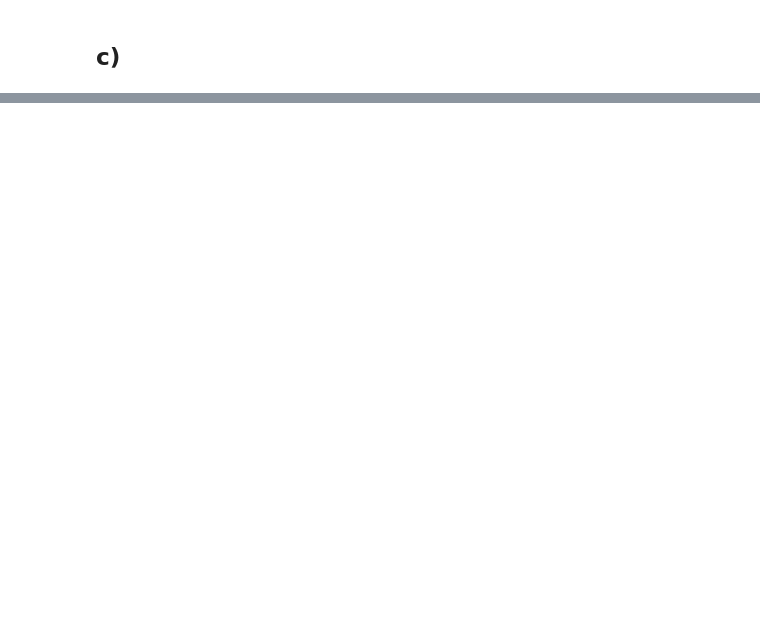
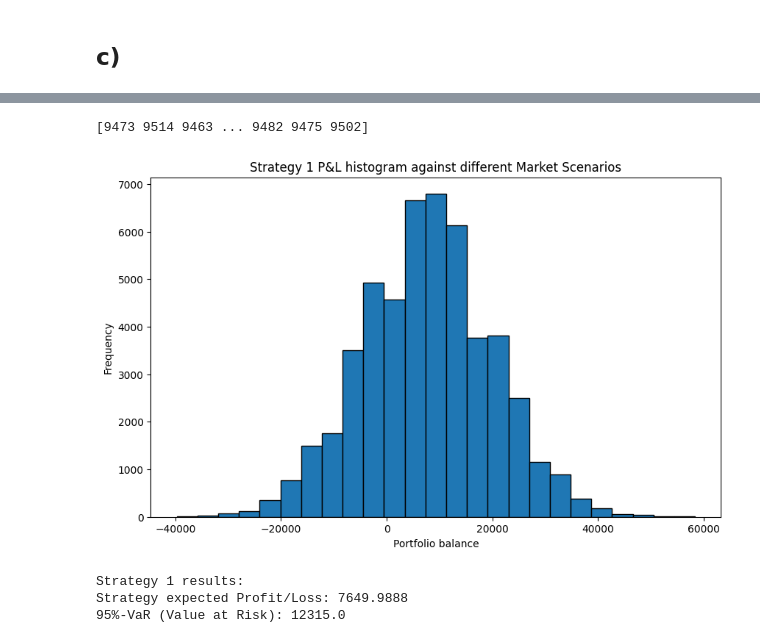
Before and after one commit to OscarRomeral/Machine-Learning-in-Finance, a Jupyter notebook: Project 2/Credit_Analytics.ipynb, the cells around one changed output, grey strips where cells are left out. Saved outputs shown, nothing was run; the diff lists cells and outputs as text; code cells hidden in the pictures; blank space fills up the shorter version.

```diff
--- a/Project 2/Credit_Analytics.ipynb
+++ b/Project 2/Credit_Analytics.ipynb
@@ -305,0 +271,50 @@ Area under FDR/TPR curve for SVM on test is: 0.979515668595075
+# %%
+# Exercise 3.
+# Set model parameters and define matrix D
+k = 50000
+# Construct (n x 50000) Unif r.v.
+tsi = np.random.uniform(0,1, (n, k))
+p2_test = np.array(p2[m:]).reshape(n, 1)
+# Assign 1 if tsi <= p(x_i), 0 otherwise
+D = (tsi <= p2_test).astype(int)
+
+loan = 1000
+# Different interest rates per strategy
+interest_rates = np.array([0.055, 0.01, 0.01])
+#Different probability thresholds for the 2nd and 3rd strategies (log and svm)
+awarded_threshold = np.array([0.95, 0.95])
+# %%
+def plot_results(balance, strategy):
+  # Plot histogram of profits and losses
+  plt.figure(figsize=(10, 6))
+  plt.hist(balance, bins=25, edgecolor='black')
+  plt.xlabel('Portfolio balance')
+  plt.ylabel('Frequency')
+  plt.title(f"Strategy {strategy} P&L histogram against different Market Scenarios")
+  plt.show()
+
+  # Calculate expected profit and losses and 95%-VaR
+  expected_profit_loss = np.mean(balance)
+  # We plot the VaR as a positive value, as it is normally refered in the literature
+  var_95_percent = -np.percentile(balance, 5)
+  print(f"Strategy {strategy} results:")
+  print('Strategy expected Profit/Loss:', expected_profit_loss)
+  print('95%-VaR (Value at Risk):', var_95_percent)
+# %%
+# Strategy 1:
+# Define Portfolio and possible outcomes for this portfolio using matrix D
+# Sum the amount of payers by columns
+payers = np.sum(D, axis = 0)
+print(payers)
+# n being the column size per scenario
+delinquents = n - payers
+scenario1_balance = payers * (loan * interest_rates[0]) - delinquents * loan
+
+# Plot results
+plot_results(scenario1_balance, 1)
+# %% [output]
+[9473 9514 9463 ... 9482 9475 9502]
+[figure, added]
+Strategy 1 results:
+Strategy expected Profit/Loss: 7649.9888
+95%-VaR (Value at Risk): 12315.0
```
Also changed, not shown: parts of 8 cells of this notebook.
